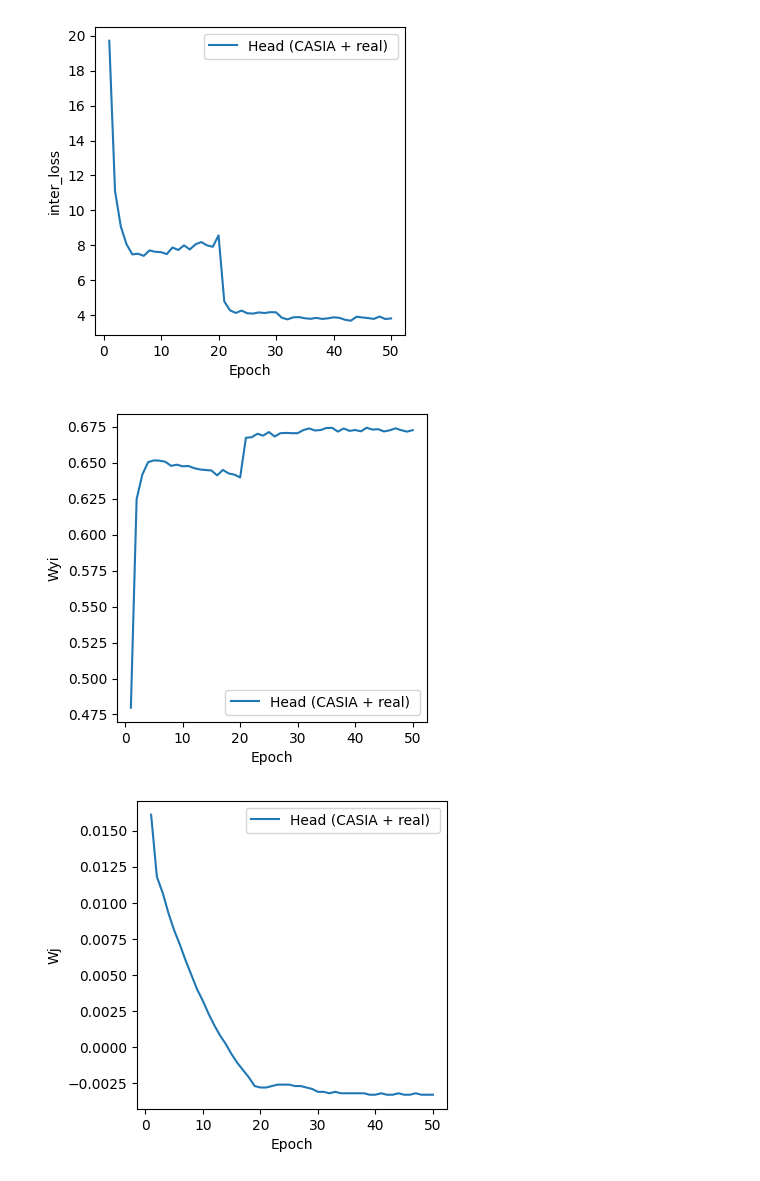
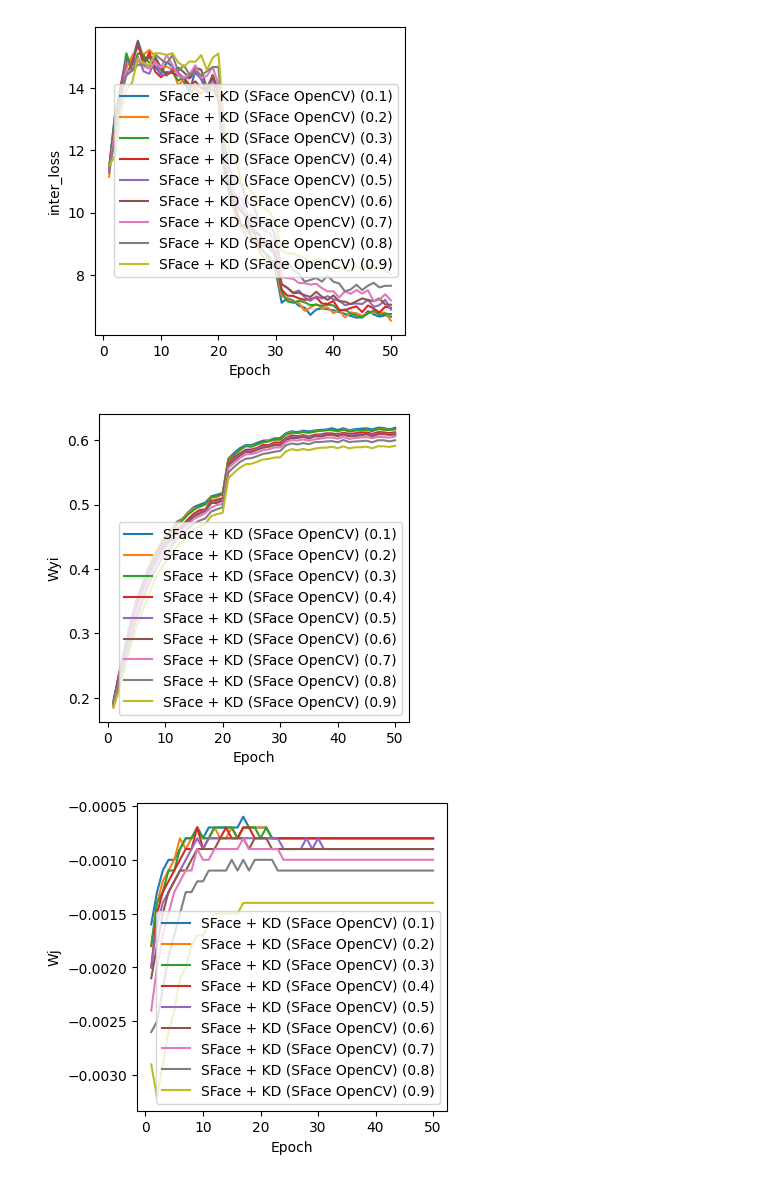
Before and after one commit to VHSkillPro/SFace_torch, a Jupyter notebook: display_loss.ipynb, the cells around one changed output. Saved outputs shown, nothing was run; the diff lists cells and outputs as text; code cells hidden in the pictures.

```diff
--- a/display_loss.ipynb
+++ b/display_loss.ipynb
@@ -1,9 +1,19 @@
 # %%
 LOGS_PATH = {
-    # "SFace (Baseline)": "logs/sface_baseline.log",
-    # "SFace + KD (SFace OpenCV)": "logs/sface_kd_sface_onnx.log",
+    # "SFace (Baseline) (CASIA + Real)": "logs/sface-baseline-casia_real.log",
+    # "SFace (Baseline) (CASIA)": "logs/sface-baseline-casia.log",
     # "SFace + KD (ArcFace)": "logs/sface_kd_arcface.log",
-    "Head (CASIA + real) ": "logs/head-casia_real.log",
+    # "Head (CASIA + real) ": "logs/head-casia_real.log",
+    # "Head (CASIA)": "logs/head-casia.log",
+    "SFace + KD (SFace OpenCV) (0.1)": "logs/sface-kd-sface-1.log",
+    "SFace + KD (SFace OpenCV) (0.2)": "logs/sface-kd-sface-2.log",
+    "SFace + KD (SFace OpenCV) (0.3)": "logs/sface-kd-sface-3.log",
+    "SFace + KD (SFace OpenCV) (0.4)": "logs/sface-kd-sface-4.log",
+    "SFace + KD (SFace OpenCV) (0.5)": "logs/sface-kd-sface-5.log",
+    "SFace + KD (SFace OpenCV) (0.6)": "logs/sface-kd-sface-6.log",
+    "SFace + KD (SFace OpenCV) (0.7)": "logs/sface-kd-sface-7.log",
+    "SFace + KD (SFace OpenCV) (0.8)": "logs/sface-kd-sface-8.log",
+    "SFace + KD (SFace OpenCV) (0.9)": "logs/sface-kd-sface-9.log",
 }
 
 train_logs = {}
@@ -88,4 +98,5 @@ plot_train_loss(list(train_logs.keys()), "intra_loss")
 plot_train_loss(list(train_logs.keys()), "inter_loss")
 plot_train_loss(list(train_logs.keys()), "Wyi")
 plot_train_loss(list(train_logs.keys()), "Wj")
+plot_train_loss(list(train_logs.keys()), "CosineLoss")
 # %% [output]
@@ -93,3 +104,3 @@ plot_train_loss(list(train_logs.keys()), "Wj")
-[figure, old version]
+[figure, new version]
-[figure, old version]
+[figure, new version]
-[figure, old version]
+[figure, new version]
```
Also changed, not shown: parts of 1 cell of this notebook, 2 other files.
